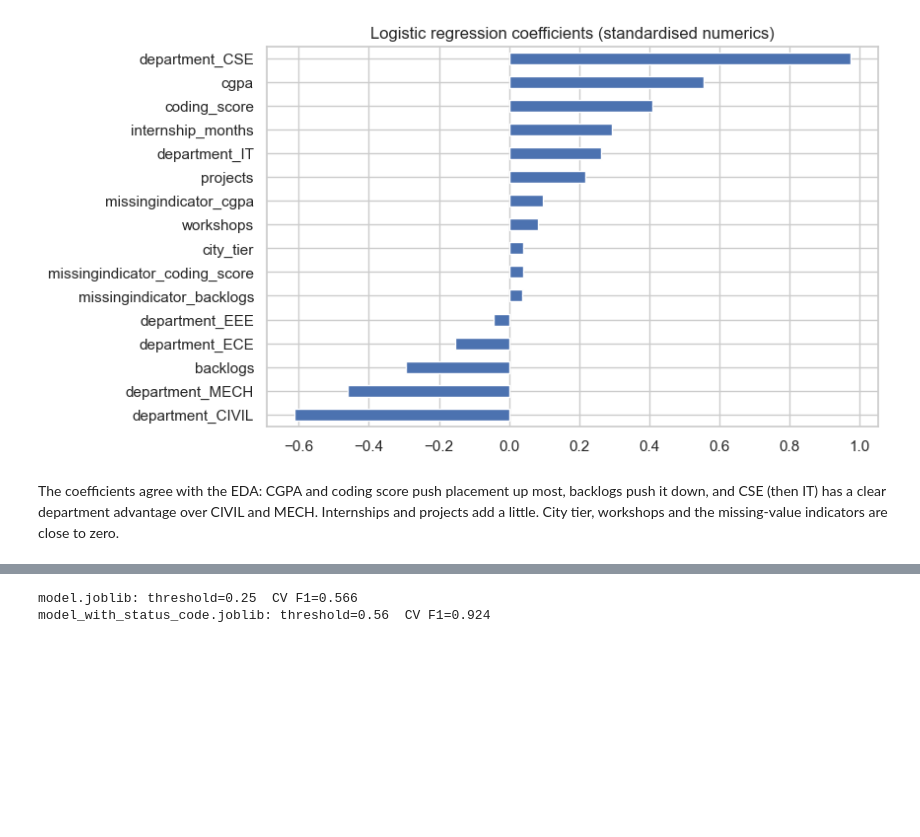
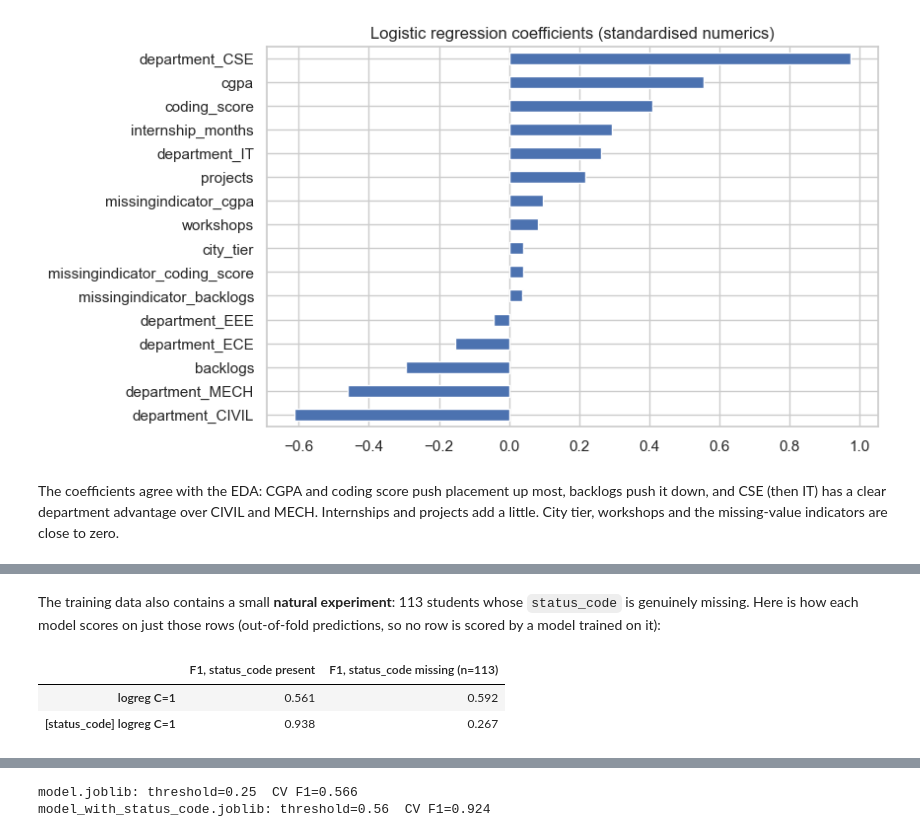
Before and after one commit to Pranov123/pranov_goML_submission, a Jupyter notebook: placement/analysis.ipynb, the cells around one changed output, grey strips where cells are left out. Cells and saved outputs as stored; diff of their text form; code cells hidden in the pictures; blank space fills up the shorter version.

```diff
--- a/placement/analysis.ipynb
+++ b/placement/analysis.ipynb
@@ -458,0 +485,14 @@ The coefficients agree with the EDA: CGPA and coding score push placement up mos
+# %% [markdown]
+The training data also contains a small **natural experiment**: 113 students whose `status_code` is genuinely missing. Here is how each model scores on just those rows (out-of-fold predictions, so no row is scored by a model trained on it):
+# %%
+sc_missing = df.status_code.isna().values
+natural = {}
+for name in ["logreg C=1", "[status_code] logreg C=1"]:
+    p = oof_probs(candidates[name][0], None, n_repeats=1)[0] >= results[name]["threshold"]
+    natural[name] = {"F1, status_code present": f1_score(y[~sc_missing], p[~sc_missing]),
+                     f"F1, status_code missing (n={sc_missing.sum()})": f1_score(y[sc_missing], p[sc_missing])}
+pd.DataFrame(natural).T.round(3)
+# %% [output]
+|  | F1, status_code present | F1, status_code missing (n=113) |
+| logreg C=1 | 0.561 | 0.592 |
+| [status_code] logreg C=1 | 0.938 | 0.267 |
```
Also changed, not shown: parts of 6 cells of this notebook.
